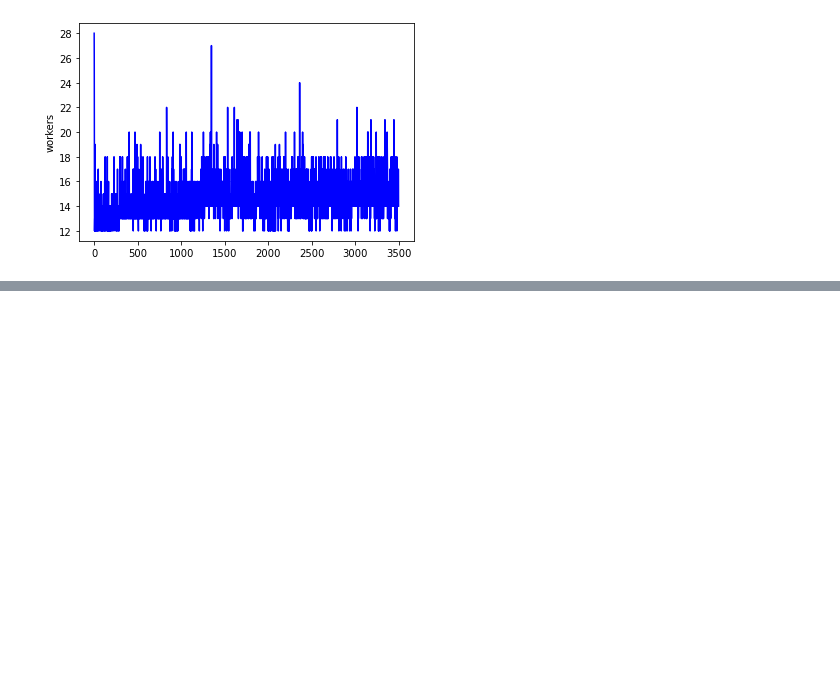
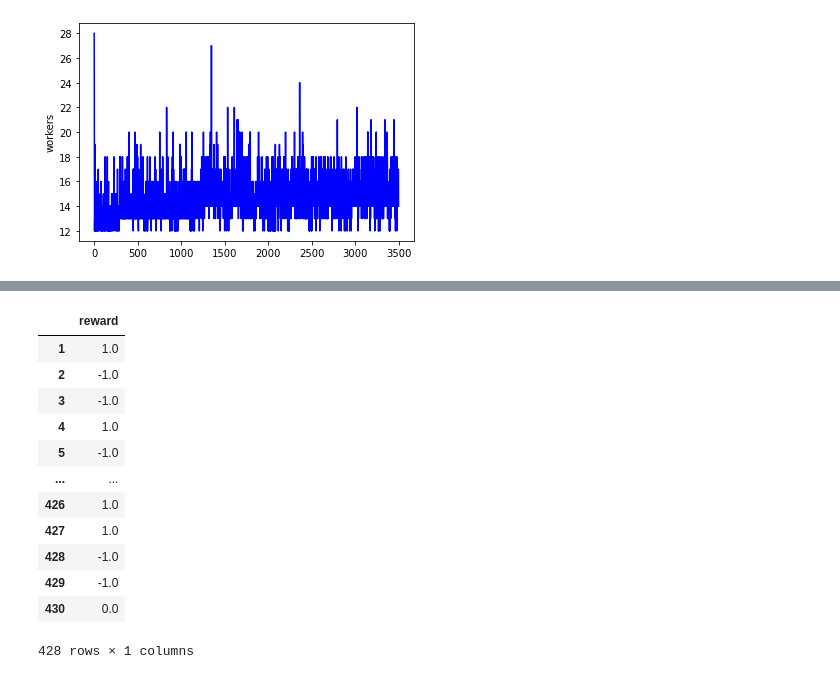
Before and after one commit to UNBREAKING/SC2-AI, a Jupyter notebook: charts.ipynb, the cells around one changed output, grey strips where cells are left out. Saved outputs shown, nothing was run; the diff lists cells and outputs as text; code cells hidden in the pictures; blank space fills up the shorter version.

```diff
--- a/charts.ipynb
+++ b/charts.ipynb
@@ -796,0 +857,17 @@ plt.show()
+# %%
+learningMarinesRushResults = learningMarinesRushResults.dropna(subset=['reward'])
+learningMarinesRushResults
+# %% [output]
+|  | reward |
+| 1 | 1.0 |
+| 2 | -1.0 |
+| 3 | -1.0 |
+| 4 | 1.0 |
+| 5 | -1.0 |
+| ... | ... |
+| 426 | 1.0 |
+| 427 | 1.0 |
+| 428 | -1.0 |
+| 429 | -1.0 |
+| 430 | 0.0 |
+428 rows × 1 columns
```
Also changed, not shown: parts of 10 cells of this notebook, 6 other files.
